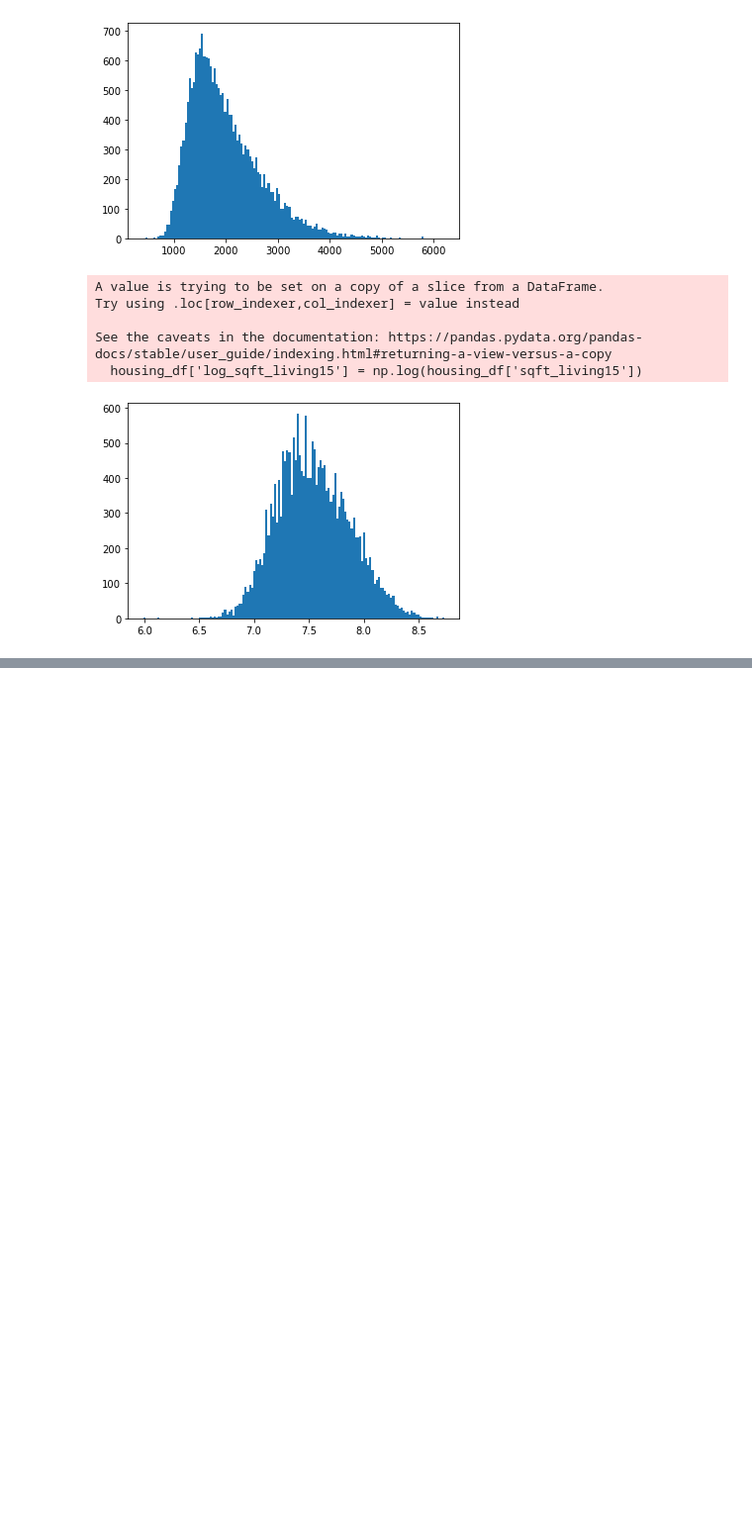
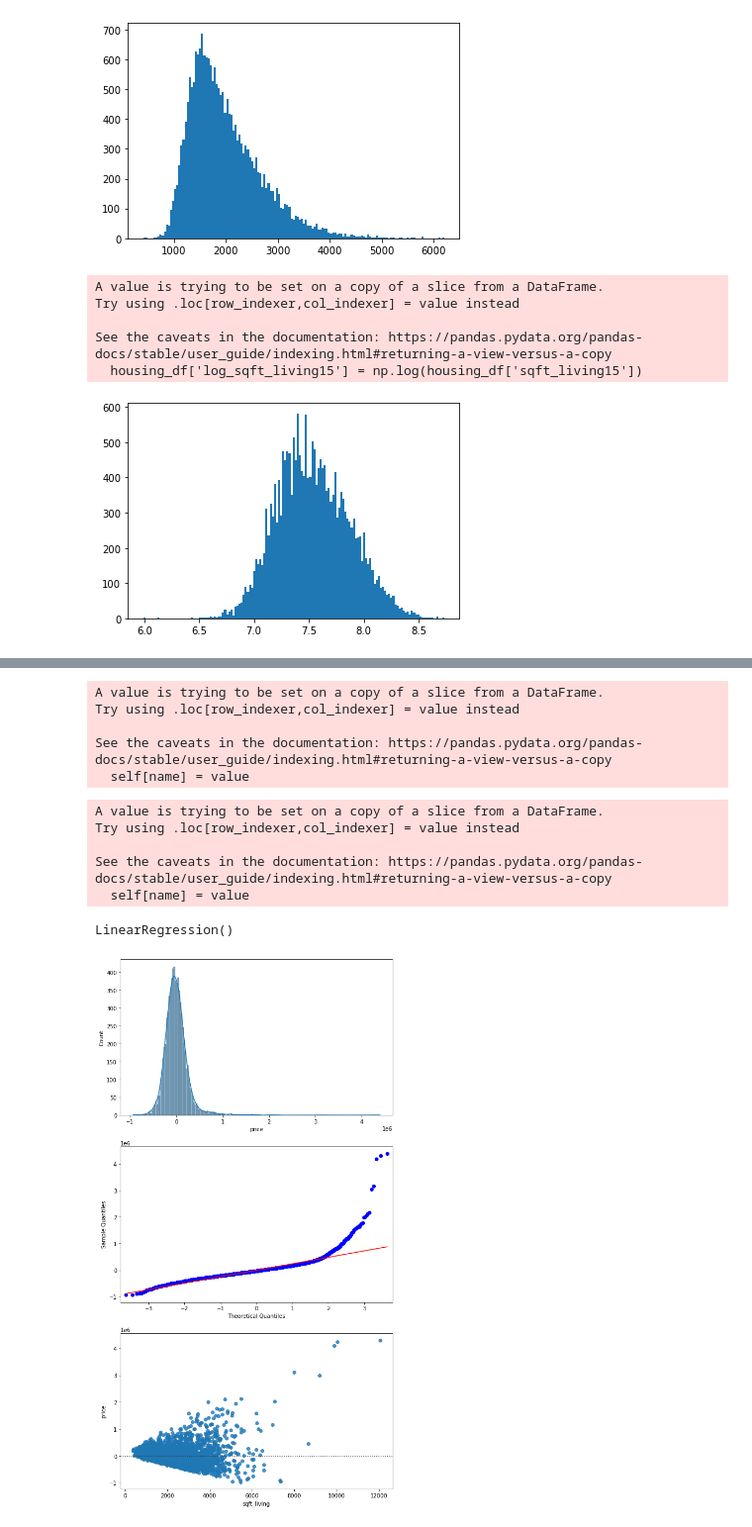
Before and after one commit to kyongminso/phase_2_project, a Jupyter notebook: Tyler's notebook.ipynb, the cells around one changed output, grey strips where cells are left out. Shown at 99% size. Cells and saved outputs as stored; diff of their text form; code cells hidden in the pictures; blank space fills up the shorter version.

```diff
--- a/Tyler's notebook.ipynb
+++ b/Tyler's notebook.ipynb
@@ -379,0 +485,42 @@ test_df = pd.concat([X_test, y_test], axis=1)
+# %%
+view_col = X_train[['view']]
+imputer_view = SimpleImputer(strategy='constant', fill_value = 'NONE')
+imputer_view.fit(view_col)
+view_imputed = imputer_view.transform(view_col)
+X_train.view = view_imputed
+# %% [output]
+A value is trying to be set on a copy of a slice from a DataFrame.
+Try using .loc[row_indexer,col_indexer] = value instead
+
+See the caveats in the documentation: https://pandas.pydata.org/pandas-docs/stable/user_guide/indexing.html#returning-a-view-versus-a-copy
+  self[name] = value
+# %%
+view_col = X_test[['view']]
+view_imputed = imputer_view.transform(view_col)
+X_test.view = view_imputed
+# %% [output]
+A value is trying to be set on a copy of a slice from a DataFrame.
+Try using .loc[row_indexer,col_indexer] = value instead
+
+See the caveats in the documentation: https://pandas.pydata.org/pandas-docs/stable/user_guide/indexing.html#returning-a-view-versus-a-copy
+  self[name] = value
+# %%
+def res_plots(model, X_train, X_test, y_train, y_test):
+    train_preds = model.predict(X_train)
+    test_preds = model.predict(X_test)
+    train_resids = y_train - train_preds
+    test_resids = y_test - test_preds
+    fig, (ax1, ax2, ax3) = plt.subplots(figsize=(9, 18), nrows=3)
+    sns.histplot(test_resids, kde=True, ax=ax1)
+    sm.qqplot(test_resids, line='r', ax=ax2)
+    sns.residplot(x=X_test, y=y_test, ax=ax3)
+    return plt.show()
+# %%
+fsm = LinearRegression()
+fsm.fit(X_train[['sqft_living']], y_train)
+# %% [output]
+LinearRegression()
+# %%
+res_plots(fsm, X_train[['sqft_living']], X_test[['sqft_living']], y_train, y_test)
+# %% [output]
+[figure, added]
```
Also changed, not shown: parts of 21 cells of this notebook.
